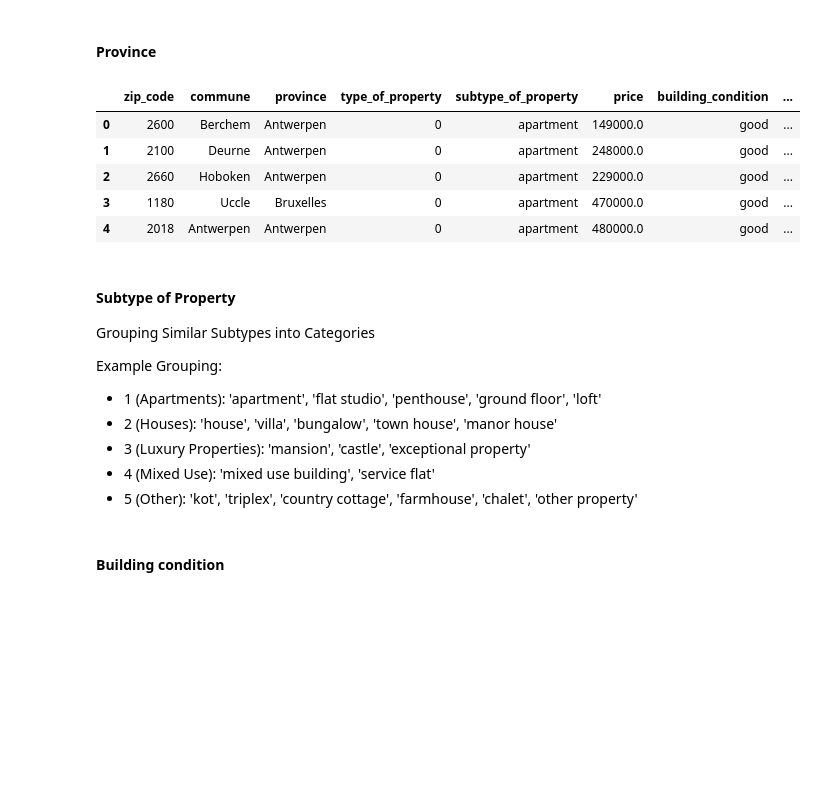
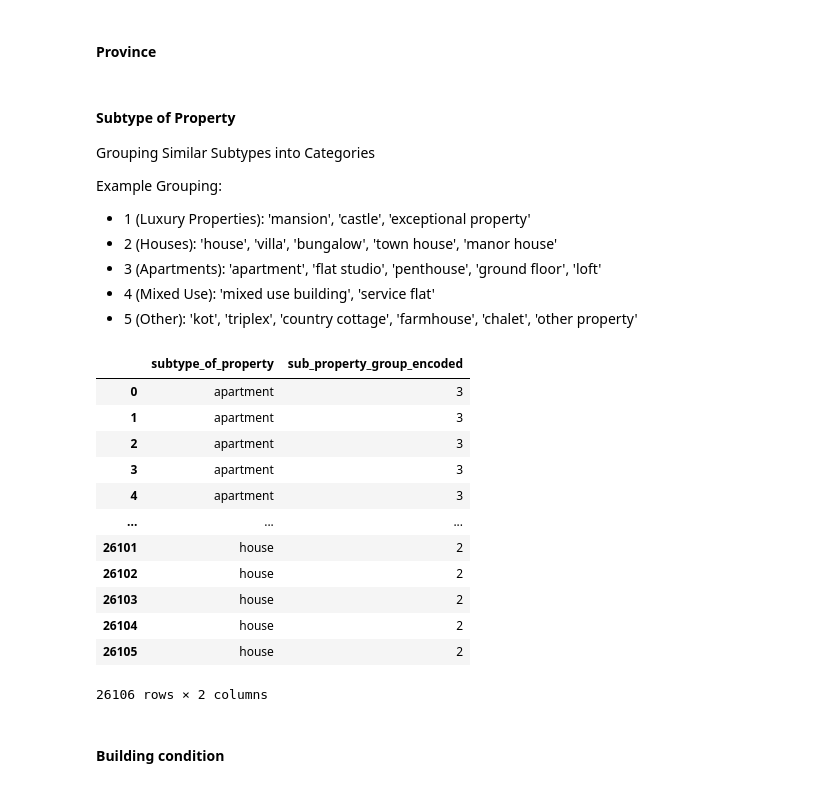
Before and after one commit to Alkszo/immo_eliza_analysis, a Jupyter notebook: notebooks/Miriam-notebook.ipynb, the cells around one changed output. Saved outputs shown, nothing was run; the diff lists cells and outputs as text; code cells hidden in the pictures; blank space fills up the shorter version.

```diff
--- a/notebooks/Miriam-notebook.ipynb
+++ b/notebooks/Miriam-notebook.ipynb
@@ -215,39 +389,49 @@ province_mapping = {
 
 # Apply the mapping
 dfc['province_encoded'] = dfc['province'].map(province_mapping)
-
-# Display the result
-dfc.head()
-# %% [output]
-|  | zip_code | commune | province | type_of_property | subtype_of_property | price | building_condition | ... |
-| 0 | 2600 | Berchem | Antwerpen | 0 | apartment | 149000.0 | good | ... |
-| 1 | 2100 | Deurne | Antwerpen | 0 | apartment | 248000.0 | good | ... |
-| 2 | 2660 | Hoboken | Antwerpen | 0 | apartment | 229000.0 | good | ... |
-| 3 | 1180 | Uccle | Bruxelles | 0 | apartment | 470000.0 | good | ... |
-| 4 | 2018 | Antwerpen | Antwerpen | 0 | apartment | 480000.0 | good | ... |
 # %% [markdown]
 #### Subtype of Property
 
 Grouping Similar Subtypes into Categories
 
 Example Grouping:
-* 1 (Apartments): 'apartment', 'flat studio', 'penthouse', 'ground floor', 'loft'
+* 1 (Luxury Properties): 'mansion', 'castle', 'exceptional property'
 * 2 (Houses): 'house', 'villa', 'bungalow', 'town house', 'manor house'
-* 3 (Luxury Properties): 'mansion', 'castle', 'exceptional property'
+* 3 (Apartments): 'apartment', 'flat studio', 'penthouse', 'ground floor', 'loft'
 * 4 (Mixed Use): 'mixed use building', 'service flat'
 * 5 (Other): 'kot', 'triplex', 'country cottage', 'farmhouse', 'chalet', 'other property'
 # %%
-# Define grouped mapping
+# Define grouped mapping with assigned numbers
 property_group_mapping = {
-    'apartment': 1, 'flat studio': 1, 'penthouse': 1, 'ground floor': 1, 'loft': 1,
+    'apartment': 3, 'flat studio': 3, 'penthouse': 3, 'ground floor': 3, 'loft': 3,
     'house': 2, 'villa': 2, 'bungalow': 2, 'town house': 2, 'manor house': 2,
-    'mansion': 3, 'castle': 3, 'exceptional property': 3,
+    'mansion': 1, 'castle': 1, 'exceptional property': 1,
     'mixed use building': 4, 'service flat': 4,
     'kot': 5, 'triplex': 5, 'country cottage': 5, 'farmhouse': 5, 'chalet': 5, 'other property': 5
 }
 
-# Apply the grouped mapping
-dfc['property_group_encoded'] = dfc['subtype_of_property'].map(property_group_mapping)
+# Apply the grouped mapping to the column
+dfc['sub_property_group_encoded'] = dfc['subtype_of_property'].map(property_group_mapping)
+
+# Convert to integer
+dfc['sub_property_group_encoded'] = dfc['sub_property_group_encoded'].astype('Int64')
+
+# Display the result
+dfc[['subtype_of_property', 'sub_property_group_encoded']]
+# %% [output]
+|  | subtype_of_property | sub_property_group_encoded |
+| 0 | apartment | 3 |
+| 1 | apartment | 3 |
+| 2 | apartment | 3 |
+| 3 | apartment | 3 |
+| 4 | apartment | 3 |
+| ... | ... | ... |
+| 26101 | house | 2 |
+| 26102 | house | 2 |
+| 26103 | house | 2 |
+| 26104 | house | 2 |
+| 26105 | house | 2 |
+26106 rows × 2 columns
 # %% [markdown]
 #### Building condition
 # %%
```
Also changed, not shown: parts of 18 cells of this notebook.
